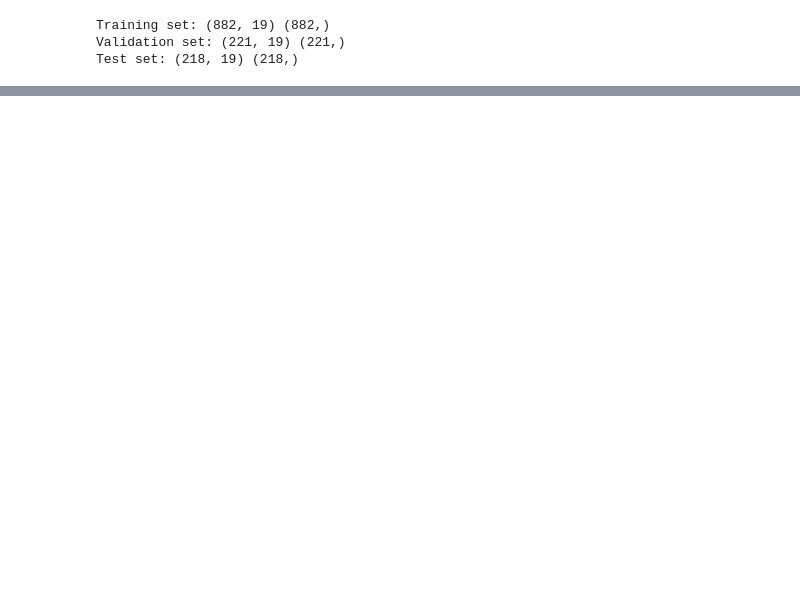
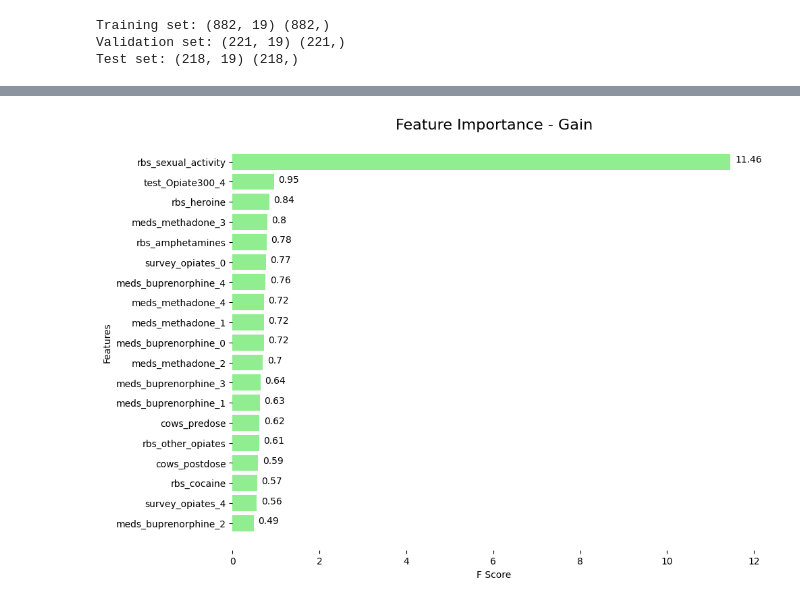
Before and after one commit to DanHerman212/precision_medicine, a Jupyter notebook: code/5_ML_pipelines.ipynb, the cells around one changed output, grey strips where cells are left out. Saved outputs shown, nothing was run; the diff lists cells and outputs as text; code cells hidden in the pictures; blank space fills up the shorter version.

```diff
--- a/code/5_ML_pipelines.ipynb
+++ b/code/5_ML_pipelines.ipynb
@@ -518,0 +525,46 @@ XGBoost - Test Accuracy: 0.8261
+# %%
+# plot the gain feature importance
+import matplotlib.pyplot as plt
+import xgboost as xgb
+
+# Assuming grid_auc.best_estimator_ is your trained XGBoost model
+model = xgb_pipeline.named_steps['classifier']
+
+# Ensure feature names are set
+feature_names = X_train.columns  # Assuming X_train is your training
+
+# Get feature importances and round them
+importances = model.get_booster().get_score(importance_type='gain')
+
+# Ensure the feature names are correctly mapped
+importances_rounded = {}
+for k, v in importances.items():
+    index = int(k[1:])
+    if index < len(feature_names):
+        importances_rounded[feature_names[index]] = round(v, 2)
+
+# Sort features by importance
+sorted_importances = sorted(importances_rounded.items(), key=lambda x: x[1], reverse=True)
+
+# Separate keys and values for plotting
+features, scores = zip(*sorted_importances)
+
+# Plot
+plt.figure(figsize=(10, 8))
+plt.barh(range(len(scores)), scores, color='lightgreen')
+plt.yticks(range(len(scores)), features)
+plt.xlabel('F Score')
+plt.ylabel('Features')
+# annotate the values over the bars
+for i, v in enumerate(scores):
+    plt.text(v + 0.1, i - 0.1, str(v), color='black', va='center')
+plt.title(f'Feature Importance - Gain', fontsize=16)
+plt.gca().invert_yaxis()  # Invert y-axis to have the most important feature on top
+# remove borders
+plt.gca().spines['top'].set_visible(False)
+plt.gca().spines['right'].set_visible(False)
+plt.gca().spines['left'].set_visible(False)
+plt.gca().spines['bottom'].set_visible(False)
+plt.show()
+# %% [output]
+[figure, added]
```
Also changed, not shown: parts of 8 cells of this notebook, 1 other file.
